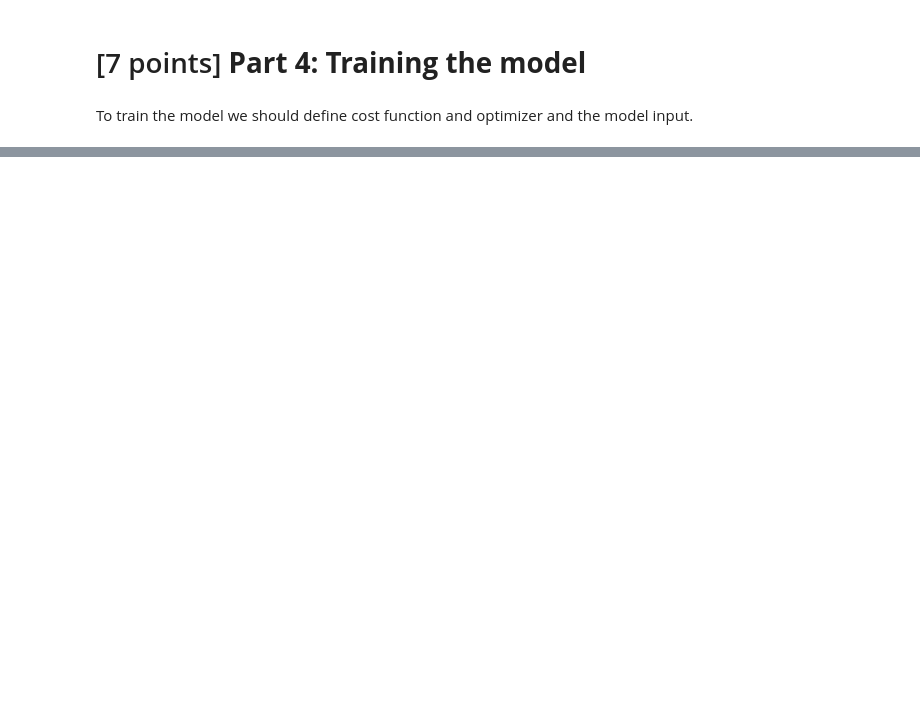
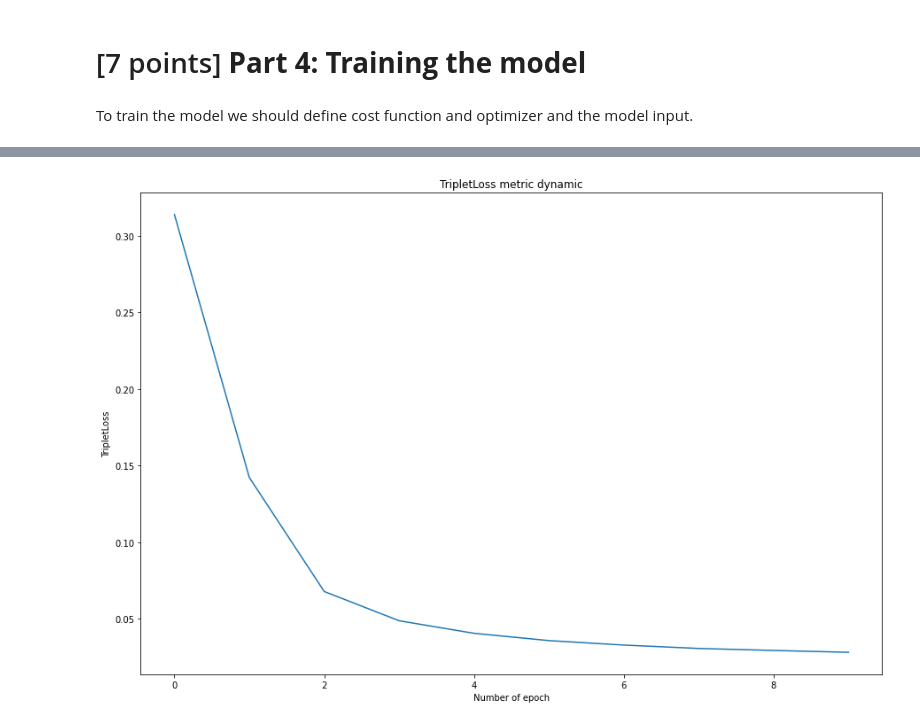
Before and after one commit to AAYamoldin/TrainingPrograms, a Jupyter notebook: Python/ITMO_Advanced_Natural_Language_Processing/Homework_2/hw2.ipynb, the cells around one changed output, grey strips where cells are left out. Saved outputs shown, nothing was run; the diff lists cells and outputs as text; code cells hidden in the pictures; blank space fills up the shorter version.

```diff
--- a/Python/ITMO_Advanced_Natural_Language_Processing/Homework_2/hw2.ipynb
+++ b/Python/ITMO_Advanced_Natural_Language_Processing/Homework_2/hw2.ipynb
@@ -289,7 +294,4 @@ To train the model we should define cost function and optimizer and the model in
 # you can vary the hyperparams
 BATCH_SIZE = 256
 
-train_iter = iterator(
-      q1_train,
-      q2_train,
-      BATCH_SIZE)
+train_iter = iterator(q1_train, q2_train, BATCH_SIZE)
@@ -298,9 +298,8 @@ TypeError: 'NoneType' object is not subscriptable
 # %%
-loss = TripletLoss()
-model = SiameseModel()
+loss = TripletLoss().cuda()
+model = SiameseModel().cuda()
 
 # you can vary the hyperparams
-optimizer = torch.optim.Adam(model.parameters(), lr=1e-2, weight_decay=0.0005)
-learning_rate = 0.01
-momentum = 0.9
-num_epoch = 5
+learning_rate = 5e-3
+optimizer = torch.optim.Adam(model.parameters(), lr=learning_rate, weight_decay=0)
+num_epoch = 10
@@ -309,13 +306,22 @@ ValueError: optimizer got an empty parameter list
 # %%
+from tqdm import tqdm
+graph_loss = []
 for epoch in range(num_epoch):
     losses = []
     model.train()
 
-    for i, data in enumerate(train_iter):
+    for i, data in enumerate(tqdm(train_iter)):
+        optimizer.zero_grad()
         q1, q2 = data
-        q1 = torch.tensor(q1)
-        q2 = torch.tensor(q2)
+        q1 = torch.tensor(q1).cuda()
+        q2 = torch.tensor(q2).cuda()
         # calculate loss, step the optimizers, save losses
         # your code here
-    print(f"Epoch {epoch}\n Current loss {torch.mean(losses)}\n")
+        q1_pred, q2_pred = model(q1,q2)
+        train_loss = loss(q1_pred.cuda(), q2_pred.cuda())
+        train_loss.backward()
+        optimizer.step()
+        losses.append(train_loss.cpu().detach().numpy())
+    print(f"Epoch {epoch+1}\n Current loss {np.mean(losses)}\n")
+    graph_loss.append(np.mean(losses))
 # %% [output]
@@ -323,3 +348,13 @@ NameError: name 'num_epoch' is not defined
+# %%
+import matplotlib.pyplot as plt
+plt.figure(figsize=(15, 10))
+plt.plot(graph_loss)
+plt.title('TripletLoss metric dynamic')
+plt.xlabel('Number of epoch')
+plt.ylabel('TripletLoss')
+plt.show()
+# %% [output]
+[figure, added]
 # %%
 model.eval()
 # %% [output]
```
Also changed, not shown: parts of 13 cells of this notebook, 4 other files.
